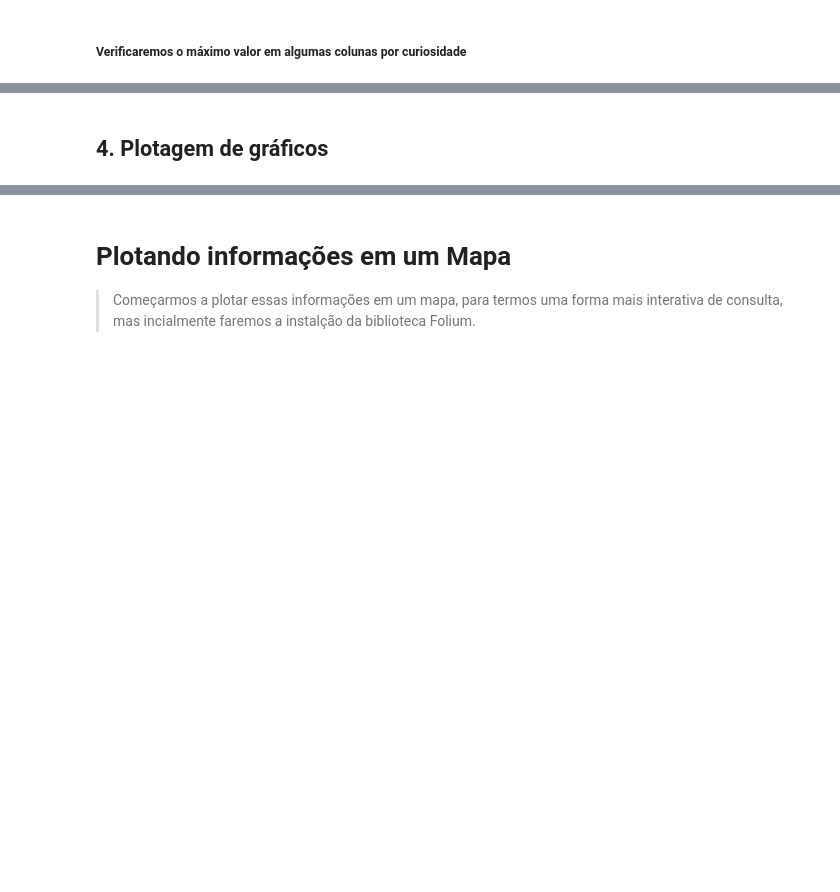
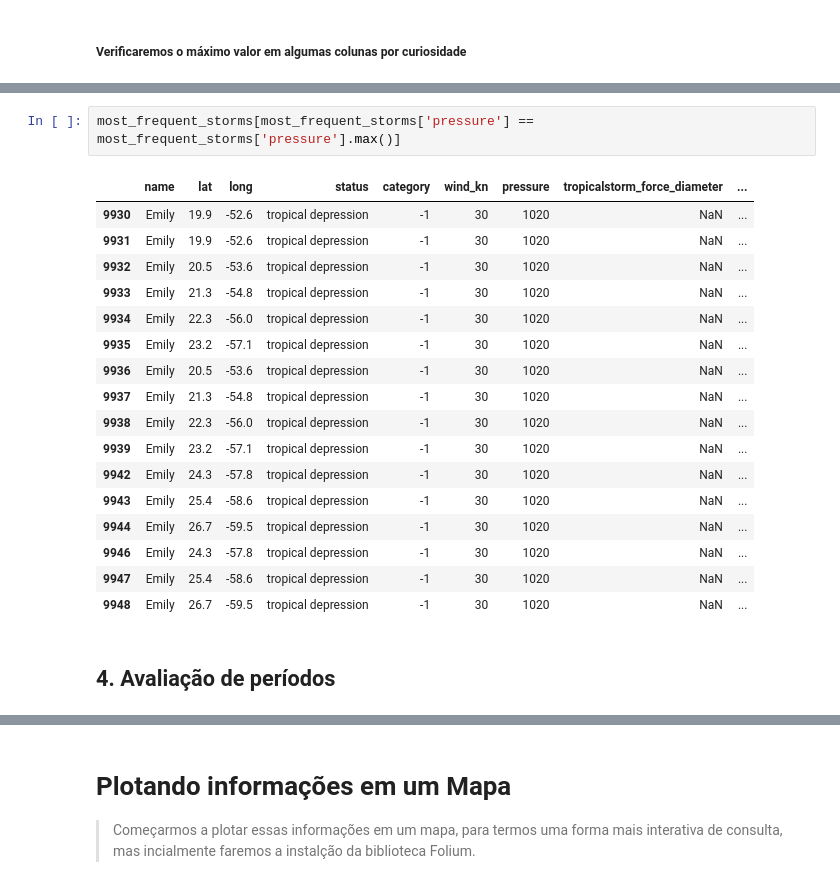
Before and after one commit to Jeferson-Peter/DataScience-Storm-Analytics, a Jupyter notebook: storm_analytics.ipynb, the cells around one changed output, grey strips where cells are left out. Cells and saved outputs as stored; diff of their text form; blank space fills up the shorter version.

```diff
--- a/storm_analytics.ipynb
+++ b/storm_analytics.ipynb
@@ -371,2 +358,22 @@ df[df['pressure'] == df['pressure'].max()]
+# %%
+most_frequent_storms[most_frequent_storms['pressure'] == most_frequent_storms['pressure'].max()]
+# %% [output]
+|  | name | lat | long | status | category | wind_kn | pressure | tropicalstorm_force_diameter | ... |
+| 9930 | Emily | 19.9 | -52.6 | tropical depression | -1 | 30 | 1020 | NaN | ... |
+| 9931 | Emily | 19.9 | -52.6 | tropical depression | -1 | 30 | 1020 | NaN | ... |
+| 9932 | Emily | 20.5 | -53.6 | tropical depression | -1 | 30 | 1020 | NaN | ... |
+| 9933 | Emily | 21.3 | -54.8 | tropical depression | -1 | 30 | 1020 | NaN | ... |
+| 9934 | Emily | 22.3 | -56.0 | tropical depression | -1 | 30 | 1020 | NaN | ... |
+| 9935 | Emily | 23.2 | -57.1 | tropical depression | -1 | 30 | 1020 | NaN | ... |
+| 9936 | Emily | 20.5 | -53.6 | tropical depression | -1 | 30 | 1020 | NaN | ... |
+| 9937 | Emily | 21.3 | -54.8 | tropical depression | -1 | 30 | 1020 | NaN | ... |
+| 9938 | Emily | 22.3 | -56.0 | tropical depression | -1 | 30 | 1020 | NaN | ... |
+| 9939 | Emily | 23.2 | -57.1 | tropical depression | -1 | 30 | 1020 | NaN | ... |
+| 9942 | Emily | 24.3 | -57.8 | tropical depression | -1 | 30 | 1020 | NaN | ... |
+| 9943 | Emily | 25.4 | -58.6 | tropical depression | -1 | 30 | 1020 | NaN | ... |
+| 9944 | Emily | 26.7 | -59.5 | tropical depression | -1 | 30 | 1020 | NaN | ... |
+| 9946 | Emily | 24.3 | -57.8 | tropical depression | -1 | 30 | 1020 | NaN | ... |
+| 9947 | Emily | 25.4 | -58.6 | tropical depression | -1 | 30 | 1020 | NaN | ... |
+| 9948 | Emily | 26.7 | -59.5 | tropical depression | -1 | 30 | 1020 | NaN | ... |
 # %% [markdown]
-## 4. Plotagem de gráficos
+## 4. Avaliação de períodos
```
Also changed, not shown: parts of 14 cells of this notebook.
